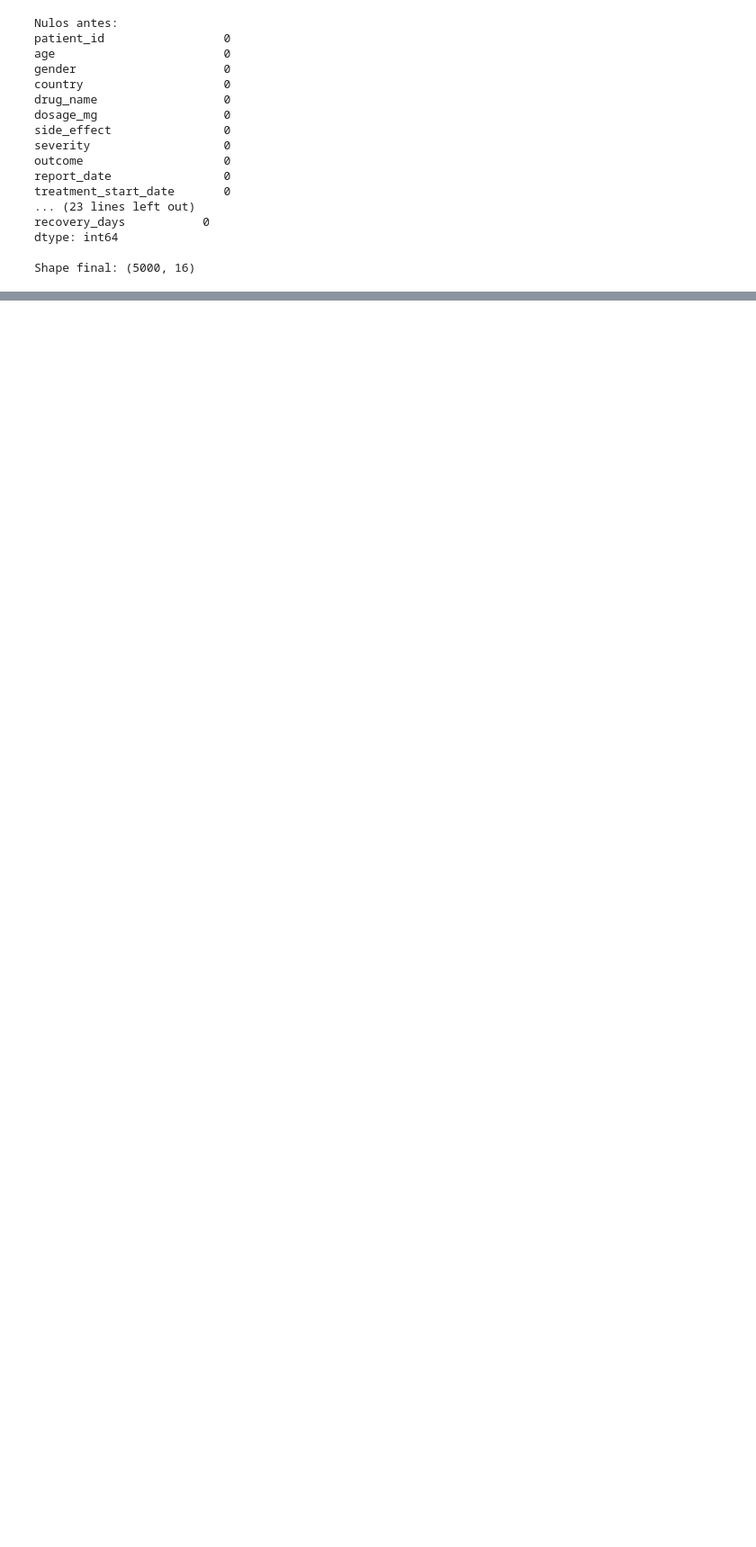
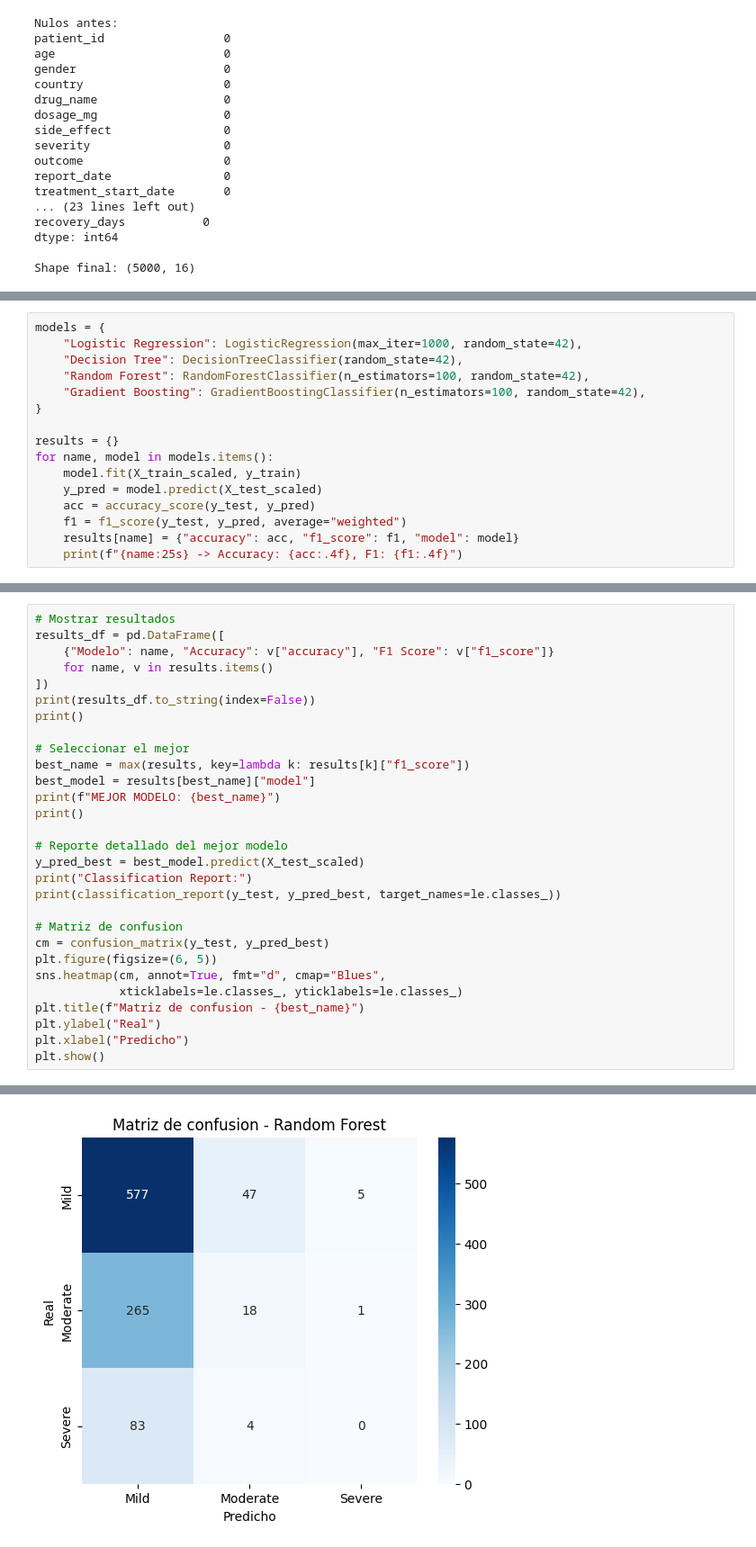
Before and after one commit to gabriell-e/agente_ventas_langchain_mistral, a Jupyter notebook: Drug_Side_Effects_Classification.ipynb, the cells around one changed output, grey strips where cells are left out. Shown at 90% size. Drawn from its saved outputs; the diff is of its cells as text; blank space fills up the shorter version.

Commit message:
feat: add EDA and classification models (RF, LR, DT, GB)

```diff
--- a/Drug_Side_Effects_Classification.ipynb
+++ b/Drug_Side_Effects_Classification.ipynb
@@ -328,0 +474,16 @@ Shape final: (5000, 16)
+# %%
+models = {
+    "Logistic Regression": LogisticRegression(max_iter=1000, random_state=42),
+    "Decision Tree": DecisionTreeClassifier(random_state=42),
+    "Random Forest": RandomForestClassifier(n_estimators=100, random_state=42),
+    "Gradient Boosting": GradientBoostingClassifier(n_estimators=100, random_state=42),
+}
+
+results = {}
+for name, model in models.items():
+    model.fit(X_train_scaled, y_train)
+    y_pred = model.predict(X_test_scaled)
+    acc = accuracy_score(y_test, y_pred)
+    f1 = f1_score(y_test, y_pred, average="weighted")
+    results[name] = {"accuracy": acc, "f1_score": f1, "model": model}
+    print(f"{name:25s} -> Accuracy: {acc:.4f}, F1: {f1:.4f}")
@@ -328,0 +497,30 @@ Shape final: (5000, 16)
+# %%
+# Mostrar resultados
+results_df = pd.DataFrame([
+    {"Modelo": name, "Accuracy": v["accuracy"], "F1 Score": v["f1_score"]}
+    for name, v in results.items()
+])
+print(results_df.to_string(index=False))
+print()
+
+# Seleccionar el mejor
+best_name = max(results, key=lambda k: results[k]["f1_score"])
+best_model = results[best_name]["model"]
+print(f"MEJOR MODELO: {best_name}")
+print()
+
+# Reporte detallado del mejor modelo
+y_pred_best = best_model.predict(X_test_scaled)
+print("Classification Report:")
+print(classification_report(y_test, y_pred_best, target_names=le.classes_))
+
+# Matriz de confusion
+cm = confusion_matrix(y_test, y_pred_best)
+plt.figure(figsize=(6, 5))
+sns.heatmap(cm, annot=True, fmt="d", cmap="Blues",
+            xticklabels=le.classes_, yticklabels=le.classes_)
+plt.title(f"Matriz de confusion - {best_name}")
+plt.ylabel("Real")
+plt.xlabel("Predicho")
+plt.show()
+# %% [output]
@@ -328,0 +545 @@ Shape final: (5000, 16)
+[figure, added]
```
Also changed, not shown: parts of 20 cells of this notebook.
